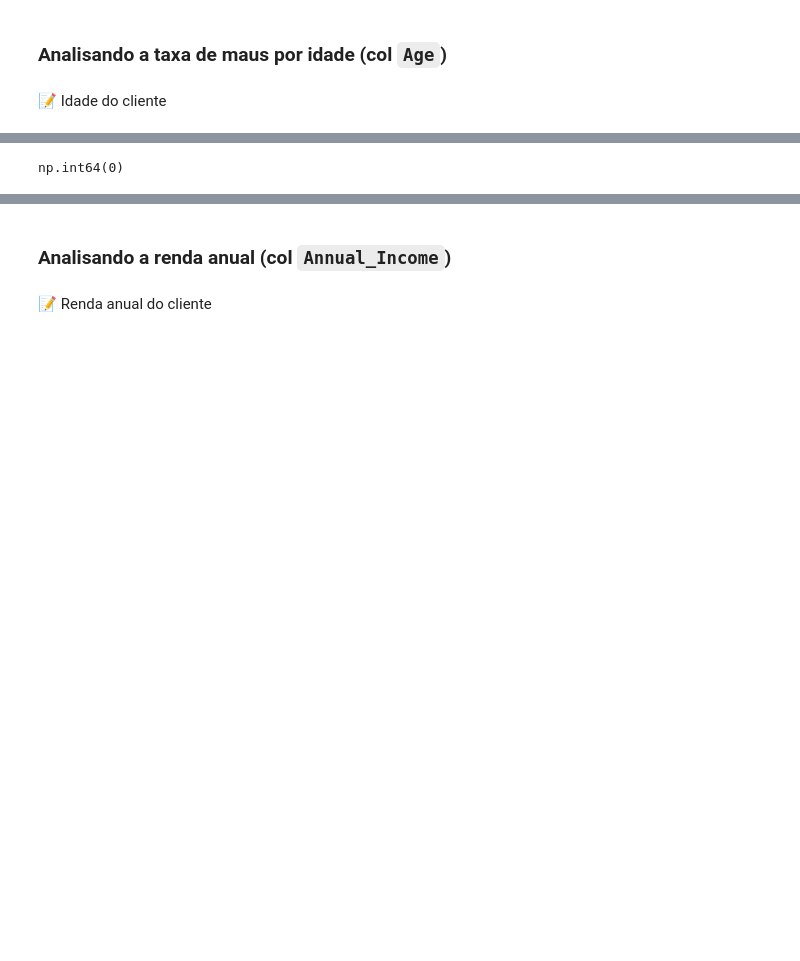
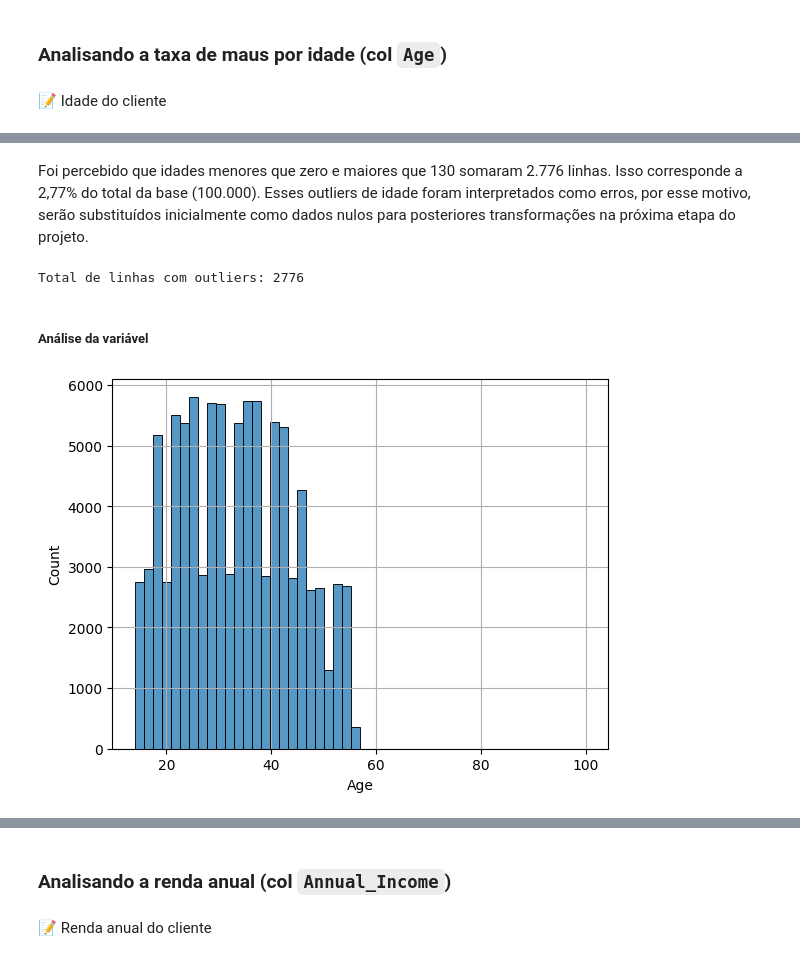
Before and after one commit to deborabmfreitas/credit-score-prediction, a Jupyter notebook: credit-score-prediction.ipynb, the cells around one changed output, grey strips where cells are left out. Cells and saved outputs as stored; diff of their text form; code cells hidden in the pictures; blank space fills up the shorter version.

Commit message:
eda dos dados numericos e analise de outliers

```diff
--- a/credit-score-prediction.ipynb
+++ b/credit-score-prediction.ipynb
@@ -569,6 +571,6 @@ Percebe-se que clientes com menor tempo de histórico de crédito (em meses) apr
 # %%
-# Preparando a variável para ser analisada
-age_hist = train[['Age','target']]
+age_hist = train['Age']
+age_hist = pd.DataFrame(age_hist)
 
 # Removendo underscore _
 age_hist.loc[:, 'Age'] = age_hist['Age'].str.replace('_', '', regex=False)
@@ -596,4 +598,19 @@ train['Age'].min()
-# %%
-(age_hist['Age'] == '28_').sum()
-# %% [output]
-np.int64(0)
+# %% [markdown]
+Foi percebido que idades menores que zero e maiores que 130 somaram 2.776 linhas. Isso corresponde a 2,77% do total da base (100.000). Esses outliers de idade foram interpretados como erros, por esse motivo, serão substituídos inicialmente como dados nulos para posteriores transformações na próxima etapa do projeto.
+# %%
+print(f'Total de linhas com outliers: {age_hist[(age_hist['Age'] < 0) | (age_hist['Age'] > 100)].shape[0]}')
+# %% [output]
+Total de linhas com outliers: 2776
+# %%
+# Transformando idades < 0 e > 130 anos em NaN
+
+age_hist.loc[(age_hist['Age'] < 0) | (age_hist['Age'] > 100), 'Age'] = np.nan
+# %% [markdown]
+##### Análise da variável
+# %%
+# Distribuição de idades
+
+sns.histplot(data=age_hist, x='Age',bins=50)
+plt.grid()
+# %% [output]
+[figure, new version]
```
Also changed, not shown: parts of 27 cells of this notebook.
